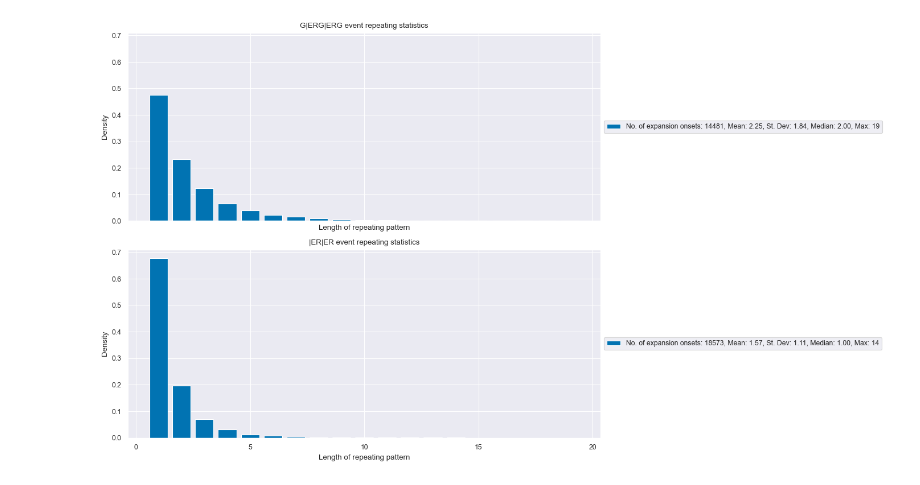
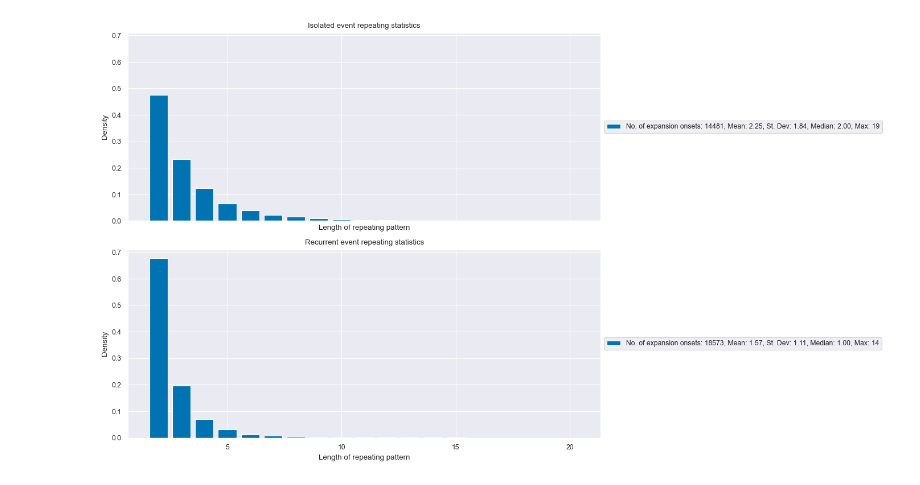
Before and after one commit to christianlao12/DP1_DP2_Project, a Jupyter notebook: substorm_type_statistics.ipynb, the cells around one changed output. Cells and saved outputs as stored; diff of their text form; code cells hidden in the pictures.

```diff
--- a/substorm_type_statistics.ipynb
+++ b/substorm_type_statistics.ipynb
@@ -132,35 +68,35 @@ laster
 # %%
 s = (sophie80onsetdf['GERG'] == 1) & (sophie80onsetdf['Flag'] == 0)
 co = (~s).cumsum()[s].value_counts().to_list()
 label = 'No. of expansion onsets: {}, Mean: {:.2f}, St. Dev: {:.2f}, Median: {:.2f}, Max: {}'.format(sum(co),np.mean(co), np.std(co), np.median(co), np.max(co))
 y, x = np.histogram(co, bins=np.arange(1,np.max(co)+2,1),density=True)
-x = x[:-1]
+x = x[:-1] + 1
 
 
 fig, (ax, ax1) = plt.subplots(2,1, figsize=(14,8),sharex=True, sharey=True)
 
 ax.bar(x,y,label=label)
 ax.set_xlabel('Length of repeating pattern')
 ax.set_ylabel('Density')
-ax.set_title("G|ERG|ERG event repeating statistics")
+ax.set_title("Isolated event repeating statistics")
 ax.legend(bbox_to_anchor=(1, .5), loc='center left')
 
 s = (sophie80onsetdf['ERER'] == 1) & (sophie80onsetdf['Flag'] == 0)
 co = (~s).cumsum()[s].value_counts().to_list()
 label = 'No. of expansion onsets: {}, Mean: {:.2f}, St. Dev: {:.2f}, Median: {:.2f}, Max: {}'.format(sum(co),np.mean(co), np.std(co), np.median(co), np.max(co))
 y, x = np.histogram(co, bins=np.arange(1,np.max(co)+2,1),density=True)
-x = x[:-1]
+x = x[:-1] + 1
 
 ax1.bar(x,y,label=label)
 ax1.set_xlabel('Length of repeating pattern')
 ax1.set_ylabel('Density')
-ax1.set_title("|ER|ER event repeating statistics")
+ax1.set_title("Recurrent event repeating statistics")
 ax1.legend(bbox_to_anchor=(1, .5), loc='center left')
 ax1.xaxis.set_major_locator(ticker.MultipleLocator(5))
 ax1.xaxis.set_minor_locator(ticker.MultipleLocator(1))
 fig.tight_layout()
 # %% [output]
-[figure, old version]
+[figure, new version]
 # %%
 def md_pt_end(x):
     dx = np.diff(x)
```
Also changed, not shown: parts of 11 cells of this notebook.
